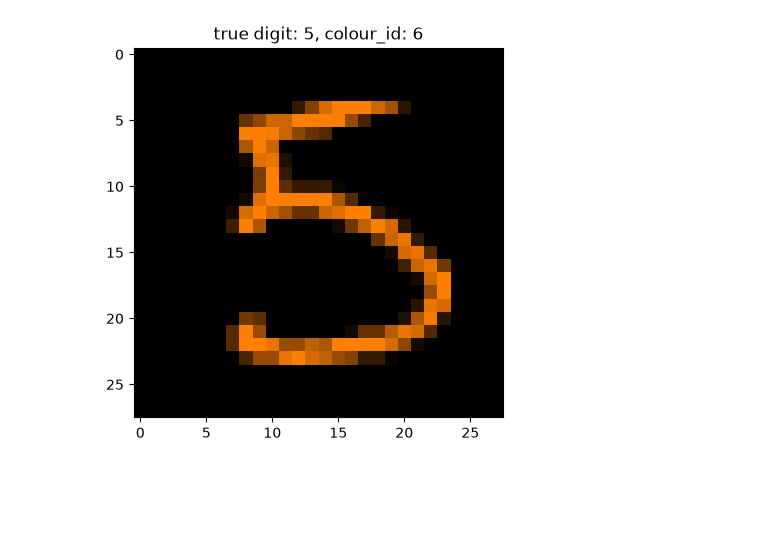
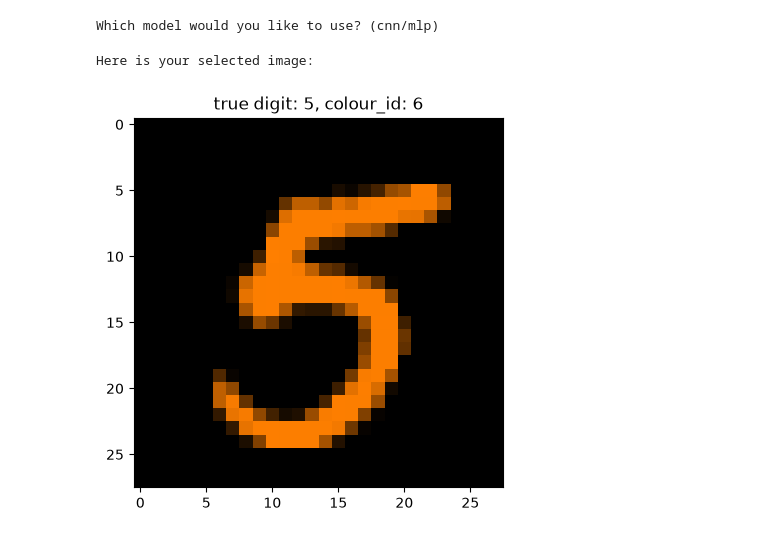
Before and after one commit to MohamedAminefattoumi/aai2-shortcut-learning, a Jupyter notebook: src/LIME.ipynb, the cells around one changed output. Cells and saved outputs as stored; diff of their text form; code cells hidden in the pictures; blank space fills up the shorter version.

```diff
--- a/src/LIME.ipynb
+++ b/src/LIME.ipynb
@@ -16,26 +16,45 @@ from models import build_model
 from data import get_datasets, get_loaders
 # %%
 # Example: CNN model
-loaders = get_loaders(batch_size=128, p=0.9)
 
-train_loader = loaders["train_biased"]
-test_loader  = loaders["test_conflicting"]
-images, labels, shortcut_labels = next(iter(train_loader))
+def select_dataset(p):
+    loaders = get_loaders(batch_size=128, p=p)
+    train_loader = loaders["train_biased"]
+    test_loader  = loaders["test_conflicting"]
+    #name = input(print(f"Which dataset would you like to use? (train_biased/test_conflicting)"))
+    dataset = get_datasets(p=0.9)["test_conflicting"]
+    images, labels, shortcut_labels = next(iter(train_loader))
+    return dataset, images, labels, shortcut_labels
 
-model = build_model("cnn", images)
+def select_model(images):
+    model_name = input(print(f"Which model would you like to use? (cnn/mlp)"))
+    if model_name == "cnn":
+        return build_model("cnn", images)
+    elif model_name == "mlp":
+        return build_model("mlp", images)
+    else:
+        raise ValueError(f"Unknown model name: {model_name}")
+
+dataset, images, labels, shortcut_labels = select_dataset(p=0.9)
+model = select_model(images)
+# %% [output]
+Which model would you like to use? (cnn/mlp)
 # %%
 # Selecting one image as an example
-dataset = get_datasets(p=0.9)["test_conflicting"]
-x = 5
-y = 10
-z = 15
 
-img, label, colour_id = dataset[z]
+def select_random_image(dataset):
+    y = np.random.randint(0, len(dataset)-1)
+    #print(f"Selected index: {y}, dataset length: {len(dataset)}")
+    img, label, colour_id = dataset[y]
+    plt.imshow(img.permute(1, 2, 0).numpy())
+    print(f"Here is your selected image:")
+    plt.title(f"true digit: {label.item()}, colour_id: {colour_id.item()}")
+    plt.show()
+    return img, label, colour_id
 
-plt.imshow(img.permute(1, 2, 0).numpy())
-plt.title(f"true digit: {label.item()}, colour_id: {colour_id.item()}")
-plt.show()
+img, label, colour_id = select_random_image(dataset)
 # %% [output]
+Here is your selected image:
-[figure, old version]
+[figure, new version]
 # %%
 # Getting the predicted and the true label for the image
```
Also changed, not shown: parts of 6 cells of this notebook.
